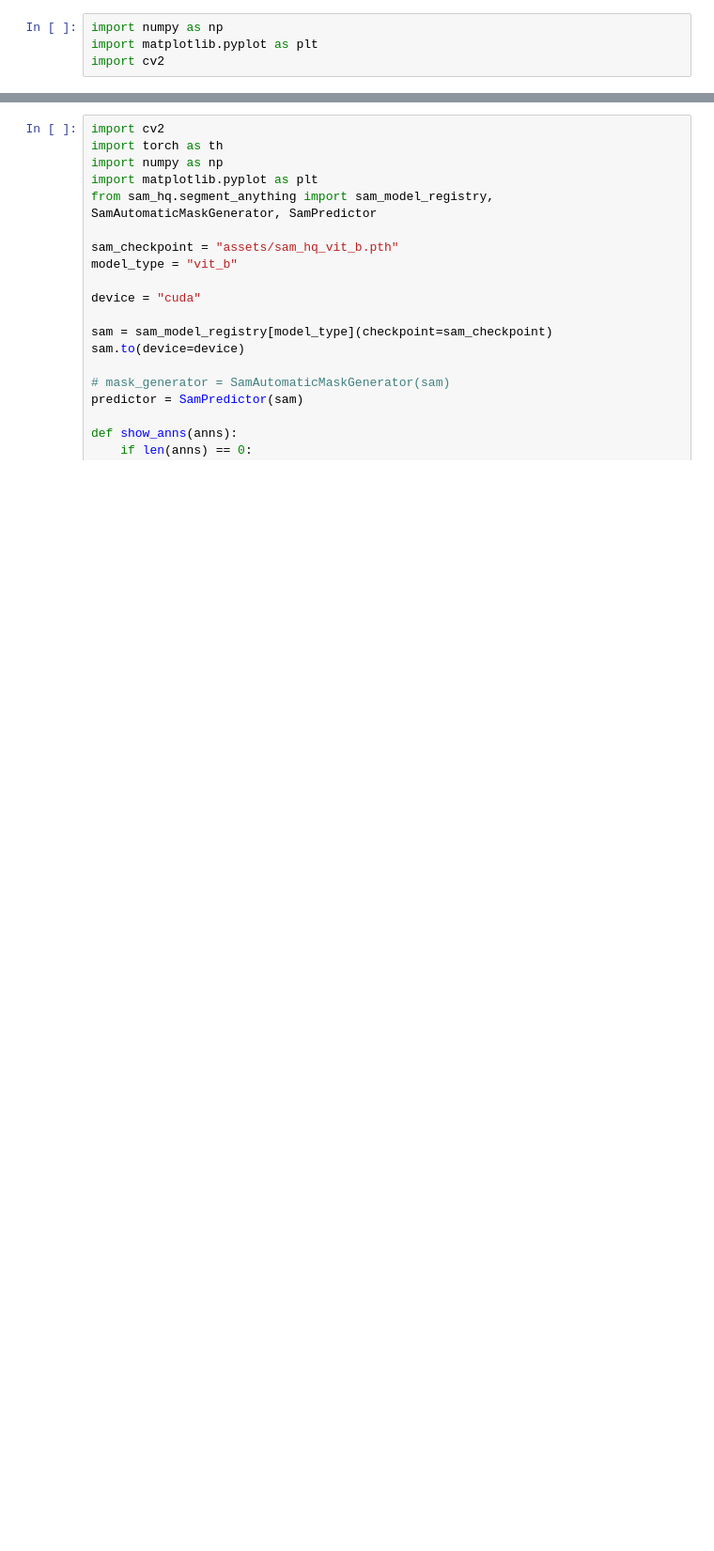
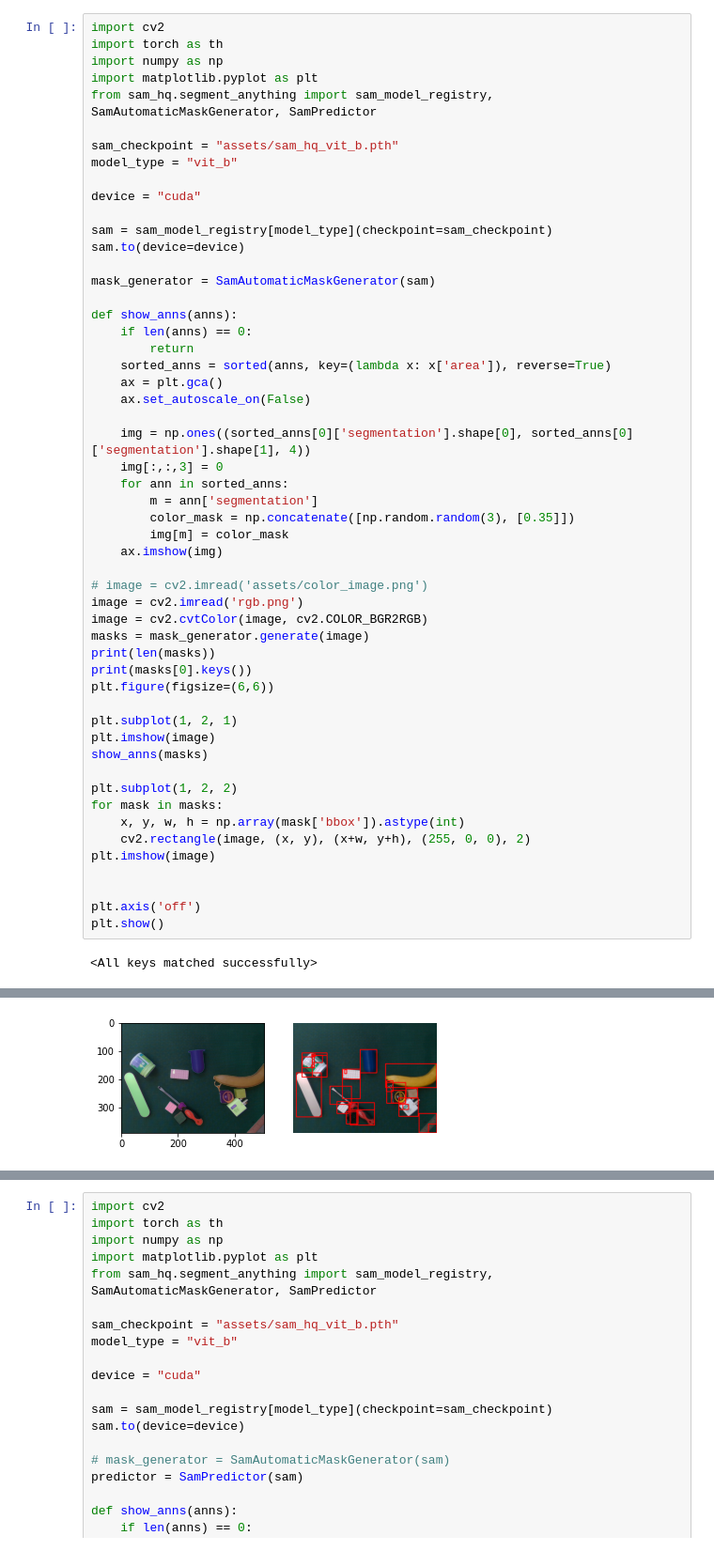
Before and after one commit to yuanmingqi/SAMG, a Jupyter notebook: test.ipynb, the cells around one changed output, grey strips where cells are left out. Shown at 94% size. Cells and saved outputs as stored; diff of their text form; blank space fills up the shorter version.

```diff
--- a/test.ipynb
+++ b/test.ipynb
@@ -1,4 +1,55 @@
-# %%
-import numpy as np
-import matplotlib.pyplot as plt
-import cv2
+# %%
+import cv2
+import torch as th
+import numpy as np
+import matplotlib.pyplot as plt
+from sam_hq.segment_anything import sam_model_registry, SamAutomaticMaskGenerator, SamPredictor
+
+sam_checkpoint = "assets/sam_hq_vit_b.pth"
+model_type = "vit_b"
+
+device = "cuda"
+
+sam = sam_model_registry[model_type](checkpoint=sam_checkpoint)
+sam.to(device=device)
+
+mask_generator = SamAutomaticMaskGenerator(sam)
+
+def show_anns(anns):
+    if len(anns) == 0:
+        return
+    sorted_anns = sorted(anns, key=(lambda x: x['area']), reverse=True)
+    ax = plt.gca()
+    ax.set_autoscale_on(False)
+
+    img = np.ones((sorted_anns[0]['segmentation'].shape[0], sorted_anns[0]['segmentation'].shape[1], 4))
+    img[:,:,3] = 0
+    for ann in sorted_anns:
+        m = ann['segmentation']
+        color_mask = np.concatenate([np.random.random(3), [0.35]])
+        img[m] = color_mask
+    ax.imshow(img)
+
+# image = cv2.imread('assets/color_image.png')
+image = cv2.imread('rgb.png')
+image = cv2.cvtColor(image, cv2.COLOR_BGR2RGB)
+masks = mask_generator.generate(image)
+print(len(masks))
+print(masks[0].keys())
+plt.figure(figsize=(6,6))
+
+plt.subplot(1, 2, 1)
+plt.imshow(image)
+show_anns(masks)
+
+plt.subplot(1, 2, 2)
+for mask in masks:
+    x, y, w, h = np.array(mask['bbox']).astype(int)
+    cv2.rectangle(image, (x, y), (x+w, y+h), (255, 0, 0), 2)
+plt.imshow(image)
+
+
+plt.axis('off')
+plt.show()
+# %% [output]
+<All keys matched successfully>
@@ -4,0 +61 @@ import cv2
+[figure, added]
```
Also changed, not shown: parts of 11 cells of this notebook, 6 other files.
